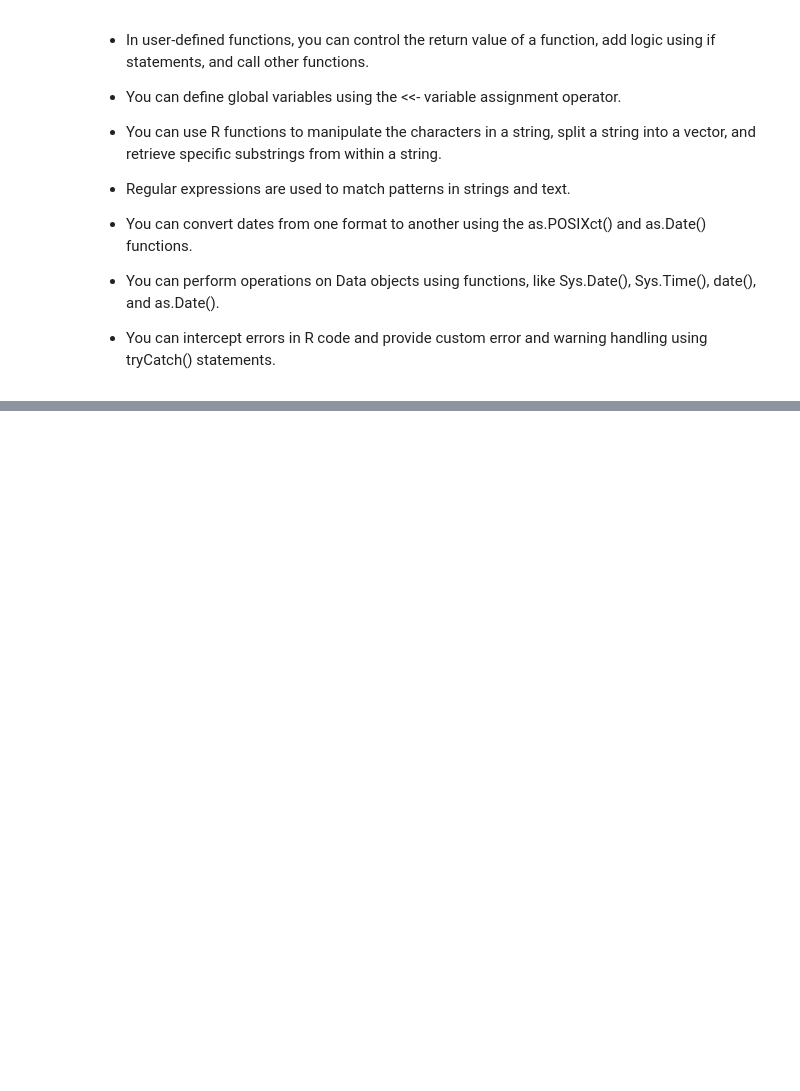
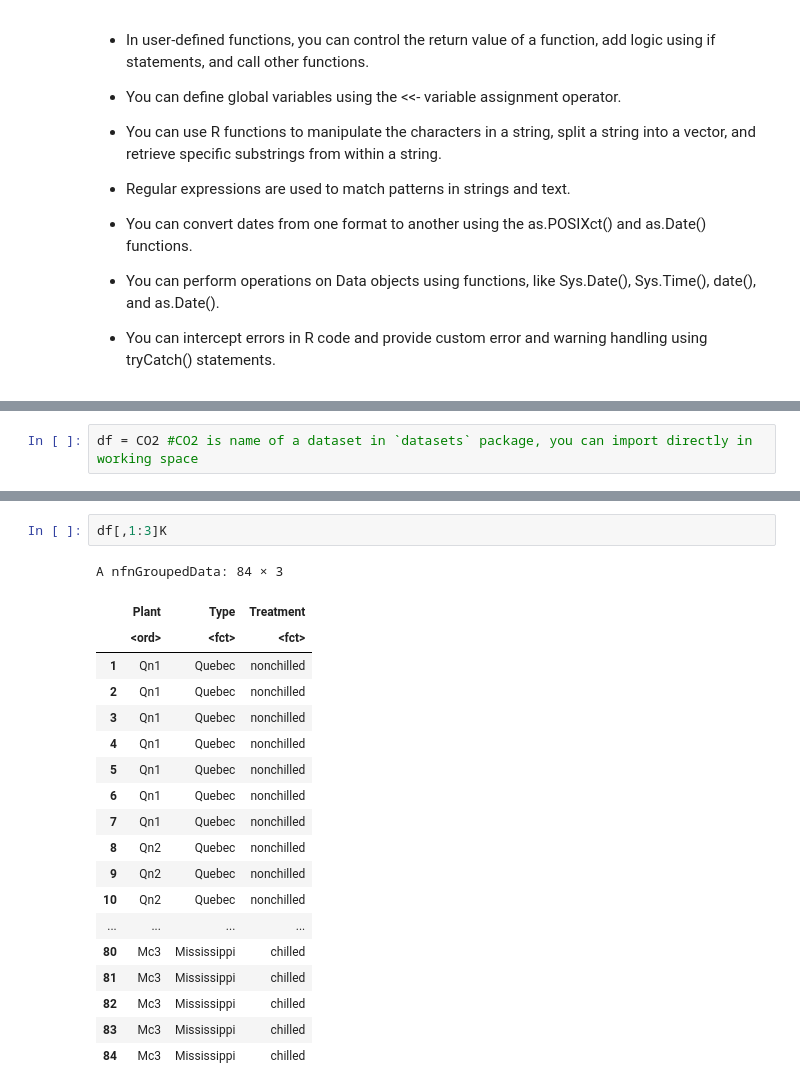
Before and after one commit to hungpham3112/School, a Jupyter notebook: DSR301m/Homework/Learning/Learning R.ipynb, the cells around one changed output, grey strips where cells are left out. Cells and saved outputs as stored; diff of their text form; blank space fills up the shorter version.

```diff
--- a/DSR301m/Homework/Learning/Learning R.ipynb
+++ b/DSR301m/Homework/Learning/Learning R.ipynb
@@ -759,0 +791,2 @@ tryCatch(as.integer("A"),
+# %%
+df = CO2 #CO2 is name of a dataset in `datasets` package, you can import directly in working space
@@ -759,0 +801,22 @@ tryCatch(as.integer("A"),
+# %%
+df[,1:3]K
+# %% [output]
+A nfnGroupedData: 84 × 3
+|  | Plant | Type | Treatment |
+|  | <ord> | <fct> | <fct> |
+| 1 | Qn1 | Quebec | nonchilled |
+| 2 | Qn1 | Quebec | nonchilled |
+| 3 | Qn1 | Quebec | nonchilled |
+| 4 | Qn1 | Quebec | nonchilled |
+| 5 | Qn1 | Quebec | nonchilled |
+| 6 | Qn1 | Quebec | nonchilled |
+| 7 | Qn1 | Quebec | nonchilled |
+| 8 | Qn2 | Quebec | nonchilled |
+| 9 | Qn2 | Quebec | nonchilled |
+| 10 | Qn2 | Quebec | nonchilled |
+| ... | ... | ... | ... |
+| 80 | Mc3 | Mississippi | chilled |
+| 81 | Mc3 | Mississippi | chilled |
+| 82 | Mc3 | Mississippi | chilled |
+| 83 | Mc3 | Mississippi | chilled |
+| 84 | Mc3 | Mississippi | chilled |
```
Also changed, not shown: parts of 12 cells of this notebook, 4 other files.
